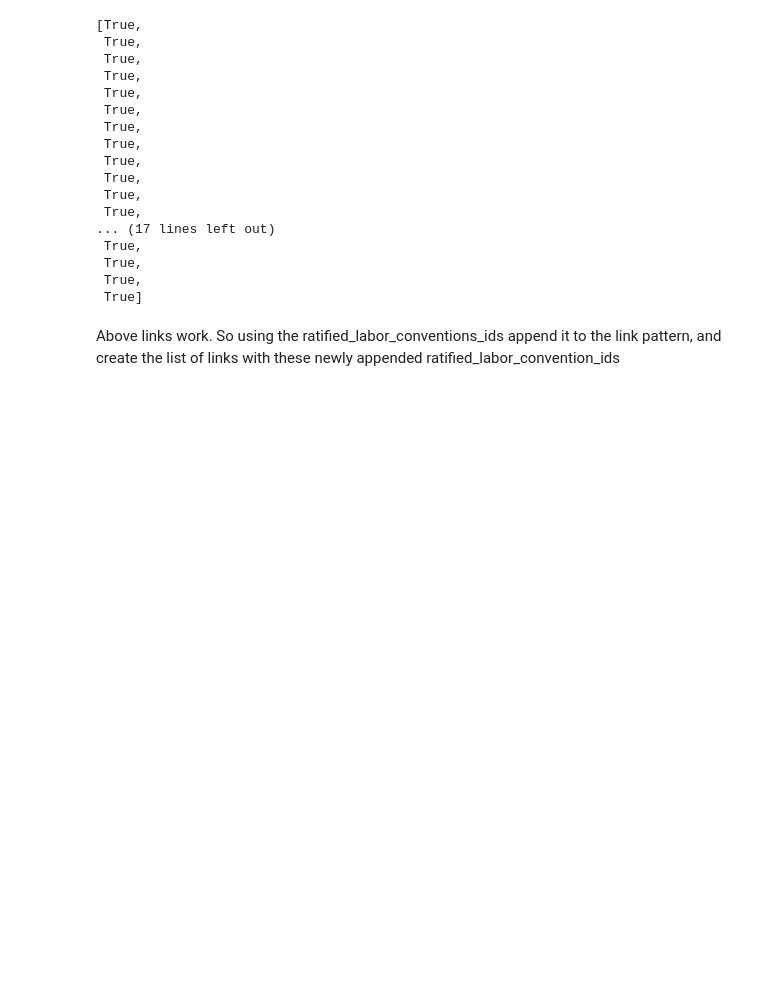
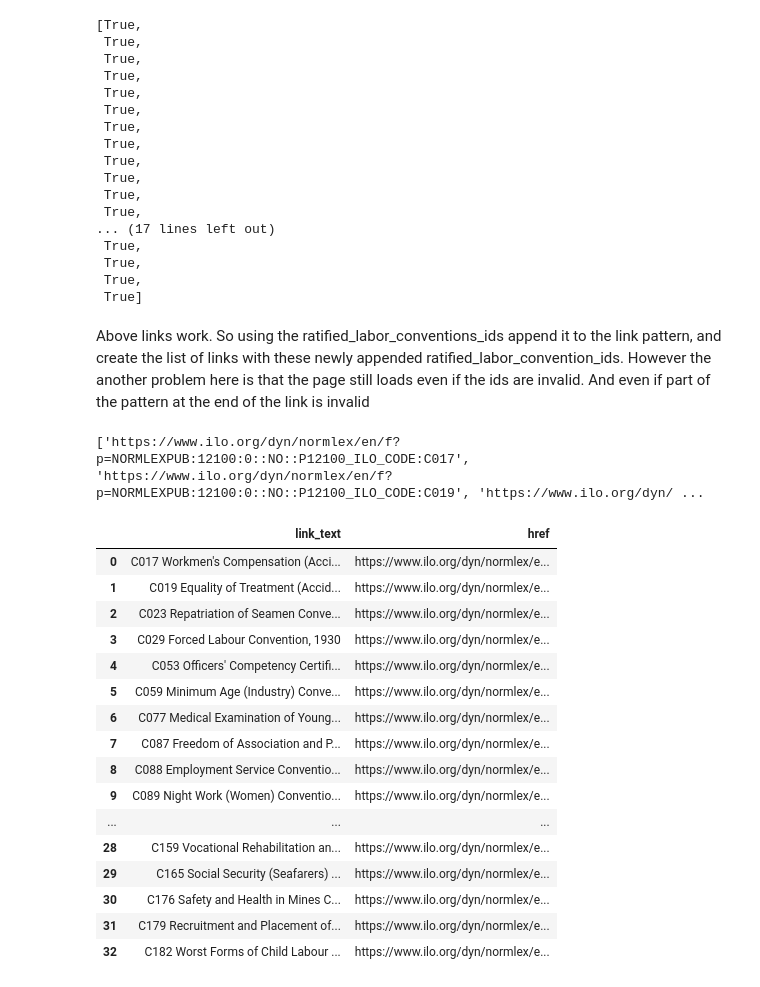
Before and after one commit to 08Aristodemus24/RS-for-labor-related-cases, a Jupyter notebook: data_etl_scripts/international_labor_law_resources.ipynb, the cells around one changed output. Cells and saved outputs as stored; diff of their text form; code cells hidden in the pictures; blank space fills up the shorter version.

```diff
--- a/data_etl_scripts/international_labor_law_resources.ipynb
+++ b/data_etl_scripts/international_labor_law_resources.ipynb
@@ -101,22 +101,22 @@ P110: Protocol to the Plantations Convention, 1958
 P147: Protocol of 1996 to the Merchant Shipping (Minimum Standards) Convention, 1976
 P155: Protocol of 2002 to the Occupational Safety and Health Convention, 1981
 # %%
-ratified_labor_conventions = """C17 Workmen's Compensation (Accidents) Convention, 1925
-C19 Equality of Treatment (Accident Compensation) Convention, 1925
-C23 Repatriation of Seamen Convention, 1926
-C29 Forced Labour Convention, 1930
-C53 Officers' Competency Certificates Convention, 1936
-C59 Minimum Age (Industry) Convention (Revised), 1937
-C77 Medical Examination of Young Persons (Industry) Convention, 1946
-C87 Freedom of Association and Protection of the Right to Organise Convention, 1948
-C88 Employment Service Convention, 1948
-C89 Night Work (Women) Convention (Revised), 1948
-C90 Night Work of Young Persons (Industry) Convention (Revised), 1948
-C93 Wages, Hours of Work and Manning (Sea) Convention (Revised), 1949
-C94 Labour Clauses (Public Contracts) Convention, 1949
-C95 Protection of Wages Convention, 1949
-C98 Right to Organise and Collective Bargaining Convention, 1949
-C99 Minimum Wage Fixing Machinery (Agriculture) Convention, 1951
+ratified_labor_conventions = """C017 Workmen's Compensation (Accidents) Convention, 1925
+C019 Equality of Treatment (Accident Compensation) Convention, 1925
+C023 Repatriation of Seamen Convention, 1926
+C029 Forced Labour Convention, 1930
+C053 Officers' Competency Certificates Convention, 1936
+C059 Minimum Age (Industry) Convention (Revised), 1937
+C077 Medical Examination of Young Persons (Industry) Convention, 1946
+C087 Freedom of Association and Protection of the Right to Organise Convention, 1948
+C088 Employment Service Convention, 1948
+C089 Night Work (Women) Convention (Revised), 1948
+C090 Night Work of Young Persons (Industry) Convention (Revised), 1948
+C093 Wages, Hours of Work and Manning (Sea) Convention (Revised), 1949
+C094 Labour Clauses (Public Contracts) Convention, 1949
+C095 Protection of Wages Convention, 1949
+C098 Right to Organise and Collective Bargaining Convention, 1949
+C099 Minimum Wage Fixing Machinery (Agriculture) Convention, 1951
 C100 Equal Remuneration Convention, 1951
 C105 Abolition of Forced Labour Convention, 1957
 C110 Plantations Convention, 1958
@@ -312,4 +312,4 @@ test_links(ratified_labor_conventions_ids, 'https://www.ilo.org/dyn/normlex/en/f
  True,
  True]
 # %% [markdown]
-Above links work. So using the ratified_labor_conventions_ids append it to the link pattern, and create the list of links with these newly appended ratified_labor_convention_ids
+Above links work. So using the ratified_labor_conventions_ids append it to the link pattern, and create the list of links with these newly appended ratified_labor_convention_ids. However the another problem here is that the page still loads even if the ids are invalid. And even if part of the pattern at the end of the link is invalid
@@ -315,0 +321,24 @@ Above links work. So using the ratified_labor_conventions_ids append it to the l
+# %%
+print(get_hrefs(ratified_labor_conventions_ids))
+# %% [output]
+['https://www.ilo.org/dyn/normlex/en/f?p=NORMLEXPUB:12100:0::NO::P12100_ILO_CODE:C017', 'https://www.ilo.org/dyn/normlex/en/f?p=NORMLEXPUB:12100:0::NO::P12100_ILO_CODE:C019', 'https://www.ilo.org/dyn/ ...
+# %%
+ratified_labor_conventions_link_details
+# %% [output]
+|  | link_text | href |
+| 0 | C017 Workmen's Compensation (Acci... | https://www.ilo.org/dyn/normlex/e... |
+| 1 | C019 Equality of Treatment (Accid... | https://www.ilo.org/dyn/normlex/e... |
+| 2 | C023 Repatriation of Seamen Conve... | https://www.ilo.org/dyn/normlex/e... |
+| 3 | C029 Forced Labour Convention, 1930 | https://www.ilo.org/dyn/normlex/e... |
+| 4 | C053 Officers' Competency Certifi... | https://www.ilo.org/dyn/normlex/e... |
+| 5 | C059 Minimum Age (Industry) Conve... | https://www.ilo.org/dyn/normlex/e... |
+| 6 | C077 Medical Examination of Young... | https://www.ilo.org/dyn/normlex/e... |
+| 7 | C087 Freedom of Association and P... | https://www.ilo.org/dyn/normlex/e... |
+| 8 | C088 Employment Service Conventio... | https://www.ilo.org/dyn/normlex/e... |
+| 9 | C089 Night Work (Women) Conventio... | https://www.ilo.org/dyn/normlex/e... |
+| ... | ... | ... |
+| 28 | C159 Vocational Rehabilitation an... | https://www.ilo.org/dyn/normlex/e... |
+| 29 | C165 Social Security (Seafarers) ... | https://www.ilo.org/dyn/normlex/e... |
+| 30 | C176 Safety and Health in Mines C... | https://www.ilo.org/dyn/normlex/e... |
+| 31 | C179 Recruitment and Placement of... | https://www.ilo.org/dyn/normlex/e... |
+| 32 | C182 Worst Forms of Child Labour ... | https://www.ilo.org/dyn/normlex/e... |
```
Also changed, not shown: parts of 12 cells of this notebook.
